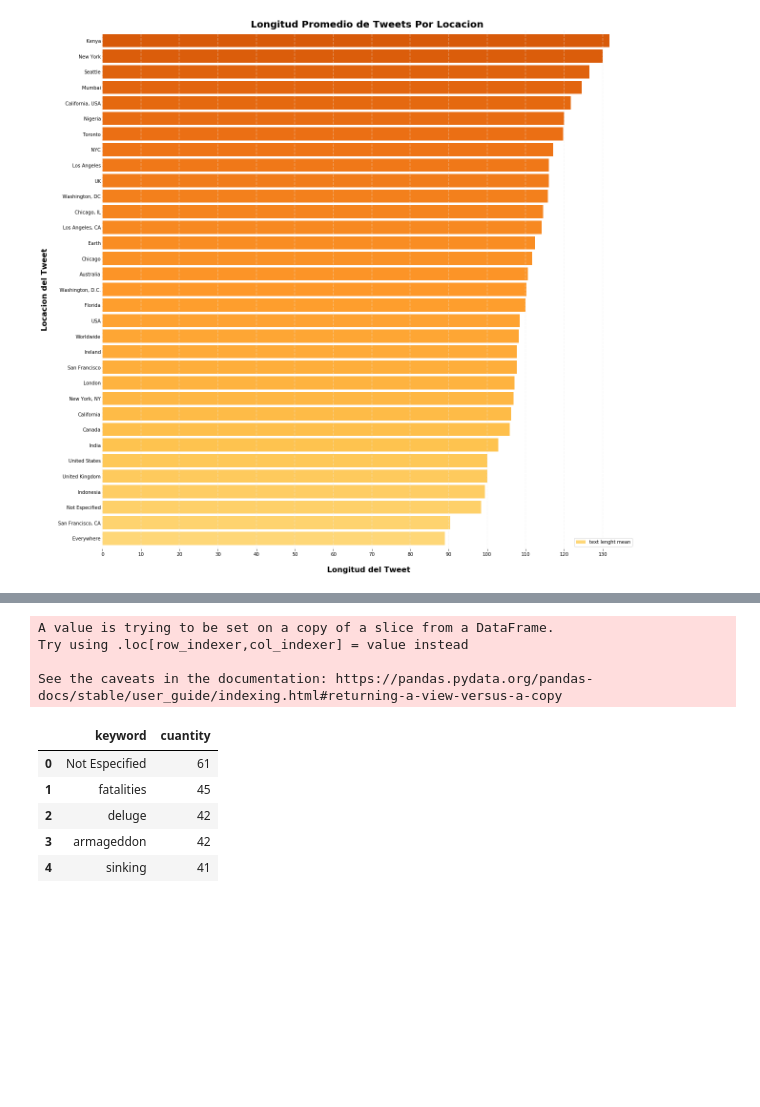
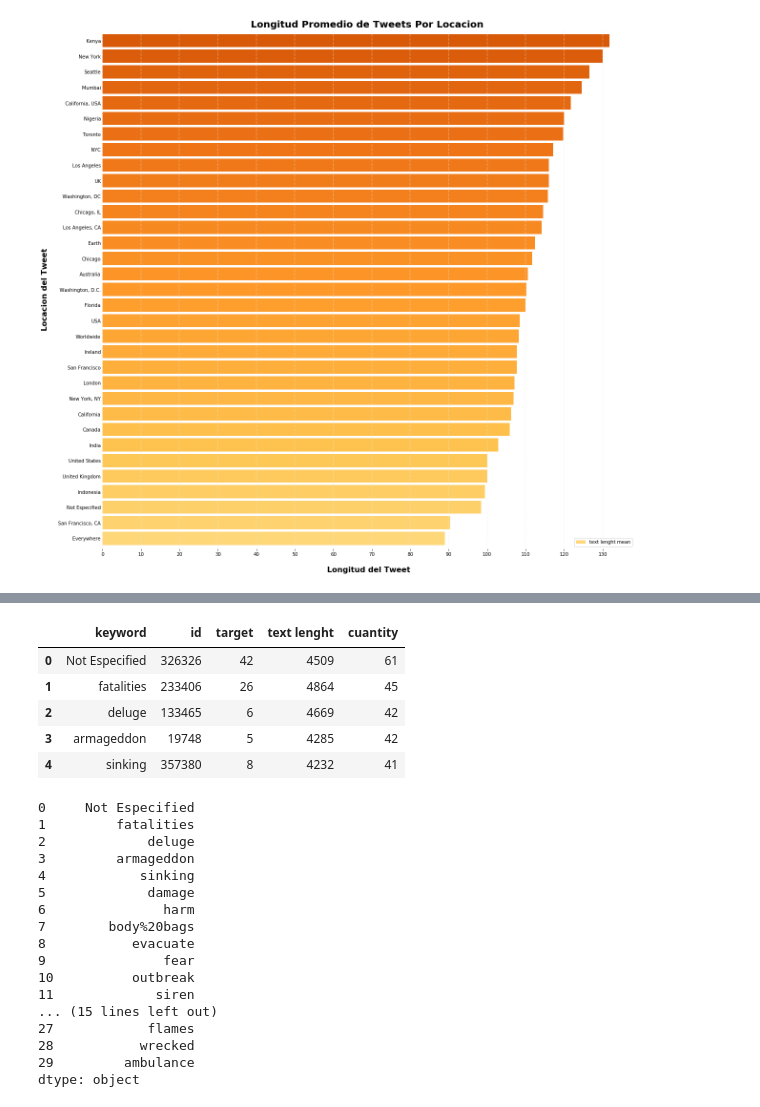
Before and after one commit to RiedelNicolas/TP1-Organizacion-de-Datos, a Jupyter notebook: Hugo.ipynb, the cells around one changed output, grey strips where cells are left out. Cells and saved outputs as stored; diff of their text form; code cells hidden in the pictures; blank space fills up the shorter version.

```diff
--- a/Hugo.ipynb
+++ b/Hugo.ipynb
@@ -383,8 +355,0 @@ locations_with_more_than_10_tweets.head()
-# %%
-tweets_keyword = tweets[['keyword']]
-tweets_keyword['cuantity'] = 1
-# %% [output]
-A value is trying to be set on a copy of a slice from a DataFrame.
-Try using .loc[row_indexer,col_indexer] = value instead
-
-See the caveats in the documentation: https://pandas.pydata.org/pandas-docs/stable/user_guide/indexing.html#returning-a-view-versus-a-copy
@@ -394,11 +356,33 @@ See the caveats in the documentation: https://pandas.pydata.org/pandas-docs/stab
 # %%
-keywords_mas_usadas = tweets_keyword.groupby('keyword').sum().sort_values('cuantity', ascending = False).head(30)
+tweets['cuantity'] = 1
+keywords_mas_usadas = tweets.groupby('keyword').sum().sort_values('cuantity', ascending = False).head(30)
 keywords_mas_usadas = keywords_mas_usadas.reset_index()
 keywords_mas_usadas.head()
 # %% [output]
-|  | keyword | cuantity |
-| 0 | Not Especified | 61 |
-| 1 | fatalities | 45 |
-| 2 | deluge | 42 |
-| 3 | armageddon | 42 |
-| 4 | sinking | 41 |
+|  | keyword | id | target | text lenght | cuantity |
+| 0 | Not Especified | 326326 | 42 | 4509 | 61 |
+| 1 | fatalities | 233406 | 26 | 4864 | 45 |
+| 2 | deluge | 133465 | 6 | 4669 | 42 |
+| 3 | armageddon | 19748 | 5 | 4285 | 42 |
+| 4 | sinking | 357380 | 8 | 4232 | 41 |
+# %%
+keywords_mas_usadas_serie = pd.Series(keywords_mas_usadas['keyword'].values)
+keywords_mas_usadas_serie
+# %% [output]
+0     Not Especified
+1         fatalities
+2             deluge
+3         armageddon
+4            sinking
+5             damage
+6               harm
+7        body%20bags
+8           evacuate
+9               fear
+10          outbreak
+11             siren
+... (15 lines left out)
+27            flames
+28           wrecked
+29         ambulance
+dtype: object
```
Also changed, not shown: parts of 22 cells of this notebook.
